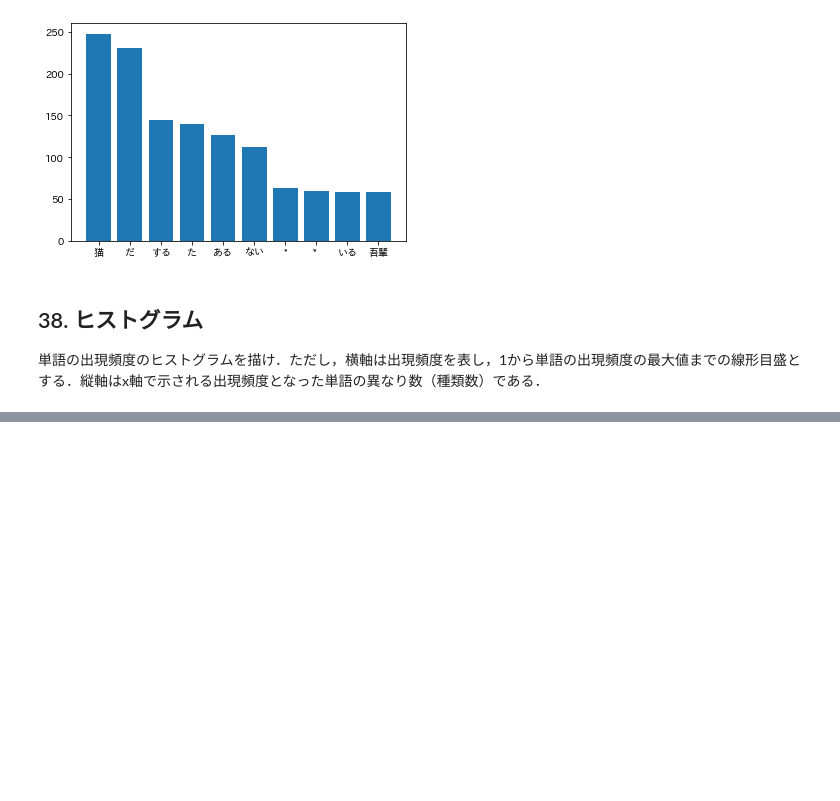
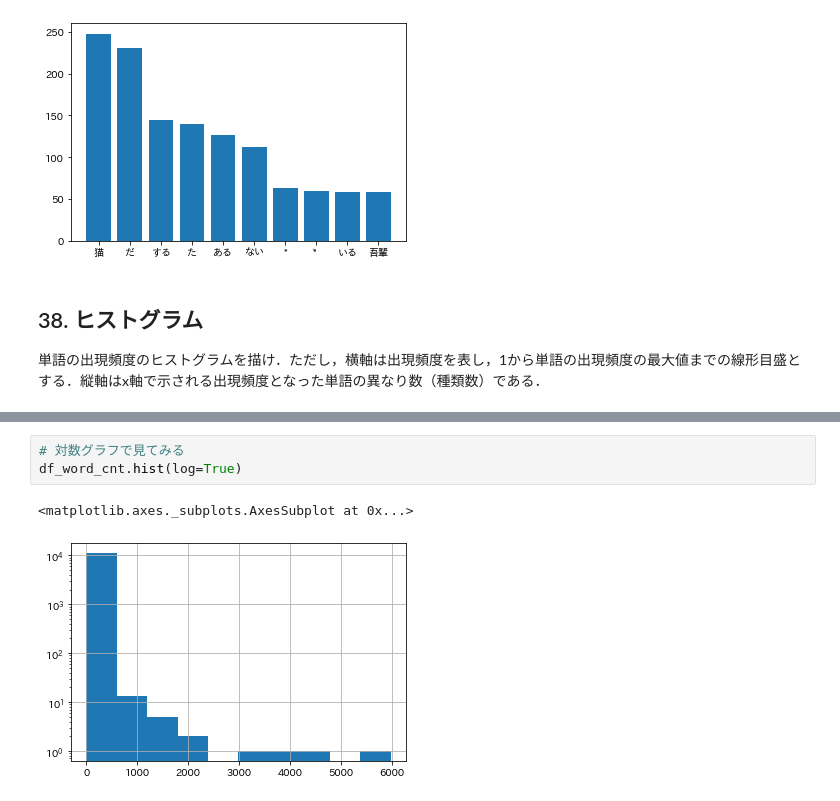
Before and after one commit to Kazuya-Minakuchi/natural_language_processing_100_knocks, a Jupyter notebook: notebooks/04_morphological_analysis.ipynb, the cells around one changed output, grey strips where cells are left out. Drawn from its saved outputs; the diff is of its cells as text; blank space fills up the shorter version.

```diff
--- a/notebooks/04_morphological_analysis.ipynb
+++ b/notebooks/04_morphological_analysis.ipynb
@@ -435,0 +439,6 @@ ax.bar(x=x, height=y)
+# %%
+# 対数グラフで見てみる
+df_word_cnt.hist(log=True)
+# %% [output]
+<matplotlib.axes._subplots.AxesSubplot at 0x...>
+[figure, added]
```
Also changed, not shown: parts of 6 cells of this notebook, 1 other file.
